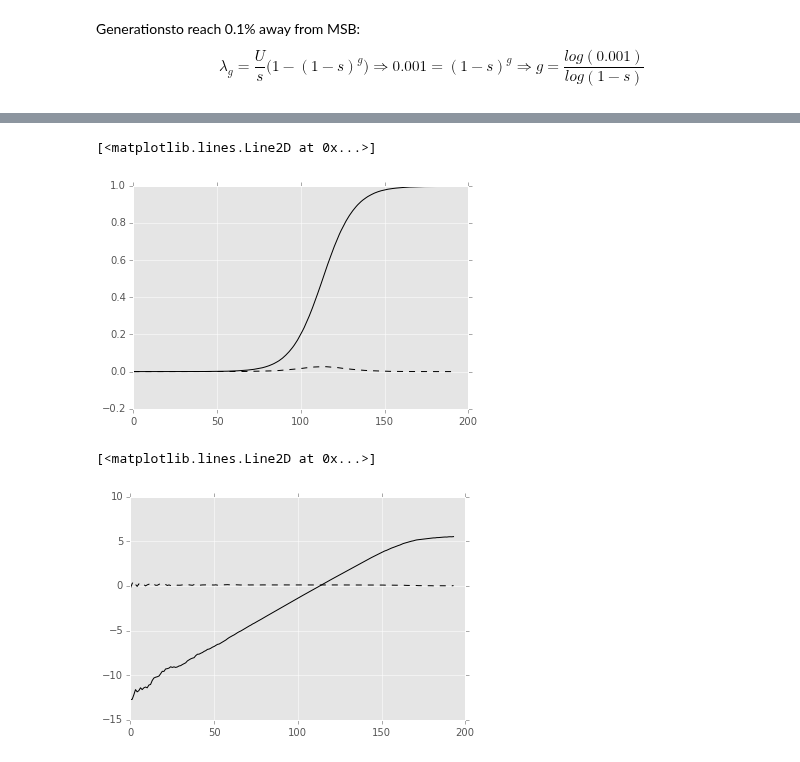
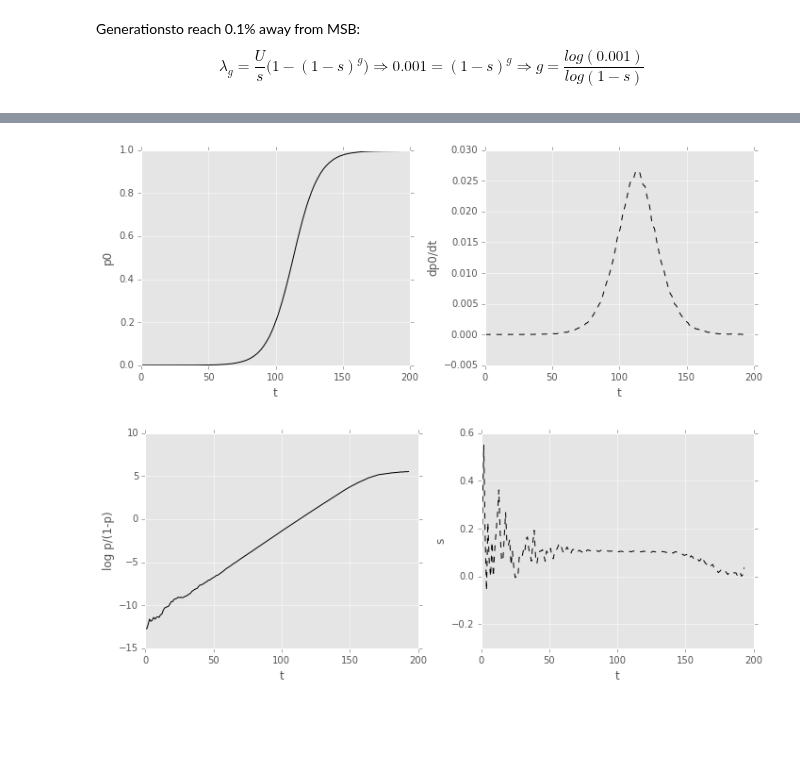
Before and after one commit to yoavram/mamba, a Jupyter notebook: simarba/adaptation model.ipynb, the cells around one changed output, grey strips where cells are left out. Cells and saved outputs as stored; diff of their text form; code cells hidden in the pictures; blank space fills up the shorter version.

```diff
--- a/simarba/adaptation model.ipynb
+++ b/simarba/adaptation model.ipynb
@@ -105,14 +107,14 @@ Appearance time: 80
 # %%
 ## fixation or extinction of mutant
-p0 = []
 pfix = exp(-U/s)
-t,p = evolve(p, lambda t,p: 0 < p[0] < pfix)
-print "Mutant survived:", p[0] > 0
-print "Adapted population", p
-print "Fixation time:", t
+t0 = t
+p = P[-1]
+t,P,W = evolve(t0, p, lambda t,p: 0 < p[0] < pfix)
+print "Mutant survived:", P[-1][0] > 0
+print "Adapted population", P[-1]
+print "Fixation time:", t-t0
 plot(range(len(W)), W, 'k')
 ylim(0.8,1.01)
-axvline(x=len(W)-t, color='k', ls='--')
 xlabel('t')
 ylabel(r'$\bar{\omega}$');
 # %% [output]
@@ -124,13 +126,23 @@ Fixation time: 194
 # %%
-plot(range(len(p0)), p0, 'k')
-plot(range(len(p0)), gradient(p0), 'k--')
+fig, (ax1,ax2) = subplots(1,2, figsize=(10,4))
+ax1.plot(range(len(p0)), p0, 'k')
+ax2.plot(range(len(p0)), gradient(p0), 'k--')
+ax1.set_xlabel('t')
+ax2.set_xlabel('t')
+ax1.set_ylabel('p0')
+ax2.set_ylabel('dp0/dt')
+fig.tight_layout();
 # %% [output]
-[<matplotlib.lines.Line2D at 0x...>]
-[figure, old version]
+[figure, new version]
 # %%
+fig, (ax1,ax2) = subplots(1,2, figsize=(10,4))
 p0 = array(p0)
-plot(range(len(p0)),log( p0/(1-p0) ), 'k')
-plot(range(len(p0)), gradient(log( p0/(1-p0) )), 'k--')
+ax1.plot(range(len(p0)),log( p0/(1-p0) ), 'k')
+ax2.plot(range(len(p0)), gradient(log( p0/(1-p0) )), 'k--')
+ax1.set_xlabel('t')
+ax2.set_xlabel('t')
+ax1.set_ylabel('log p/(1-p)')
+ax2.set_ylabel('s')
+fig.tight_layout();
 # %% [output]
-[<matplotlib.lines.Line2D at 0x...>]
-[figure, old version]
+[figure, new version]
```
Also changed, not shown: parts of 6 cells of this notebook.
